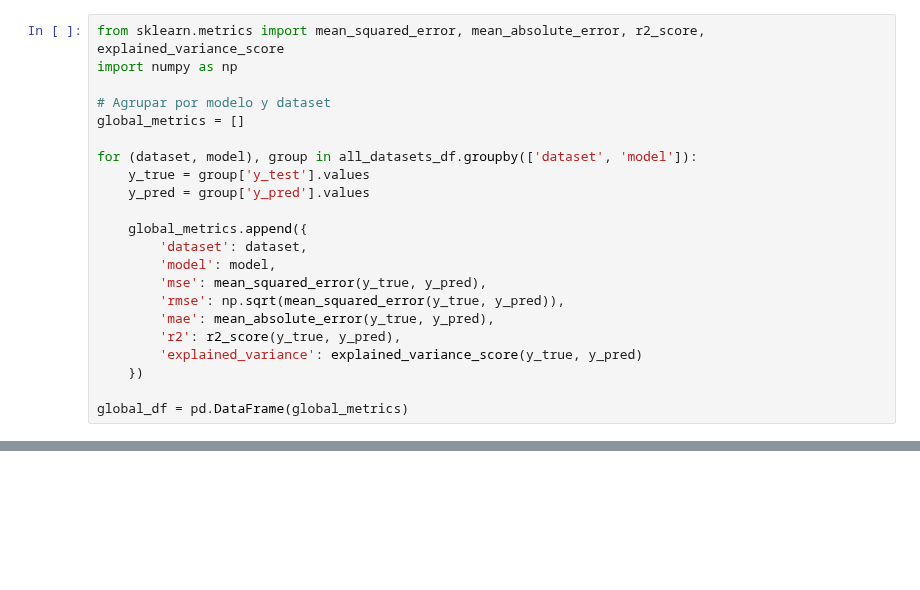
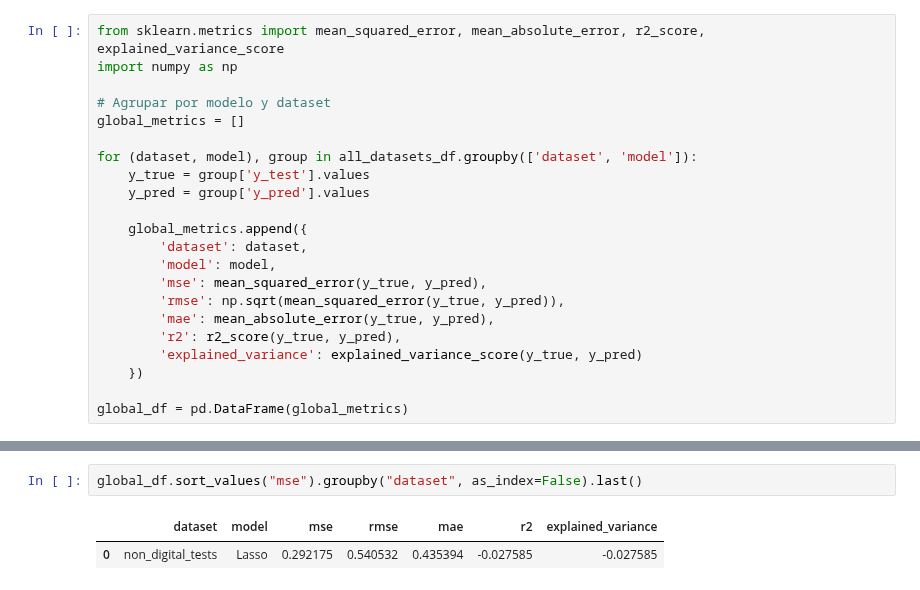
Before and after one commit to gianluca-capelo/tmt-analysis, a Jupyter notebook: notebooks/regression.ipynb, the cells around one changed output, grey strips where cells are left out. Drawn from its saved outputs; the diff is of its cells as text; blank space fills up the shorter version.

Commit message:
first regression models

```diff
--- a/notebooks/regression.ipynb
+++ b/notebooks/regression.ipynb
@@ -541,0 +618,5 @@ display(top_models[['dataset', 'model', 'mse', 'r2']])
+# %%
+global_df.sort_values("mse").groupby("dataset", as_index=False).last()
+# %% [output]
+|  | dataset | model | mse | rmse | mae | r2 | explained_variance |
+| 0 | non_digital_tests | Lasso | 0.292175 | 0.540532 | 0.435394 | -0.027585 | -0.027585 |
```
Also changed, not shown: parts of 11 cells of this notebook, 1 other file.
